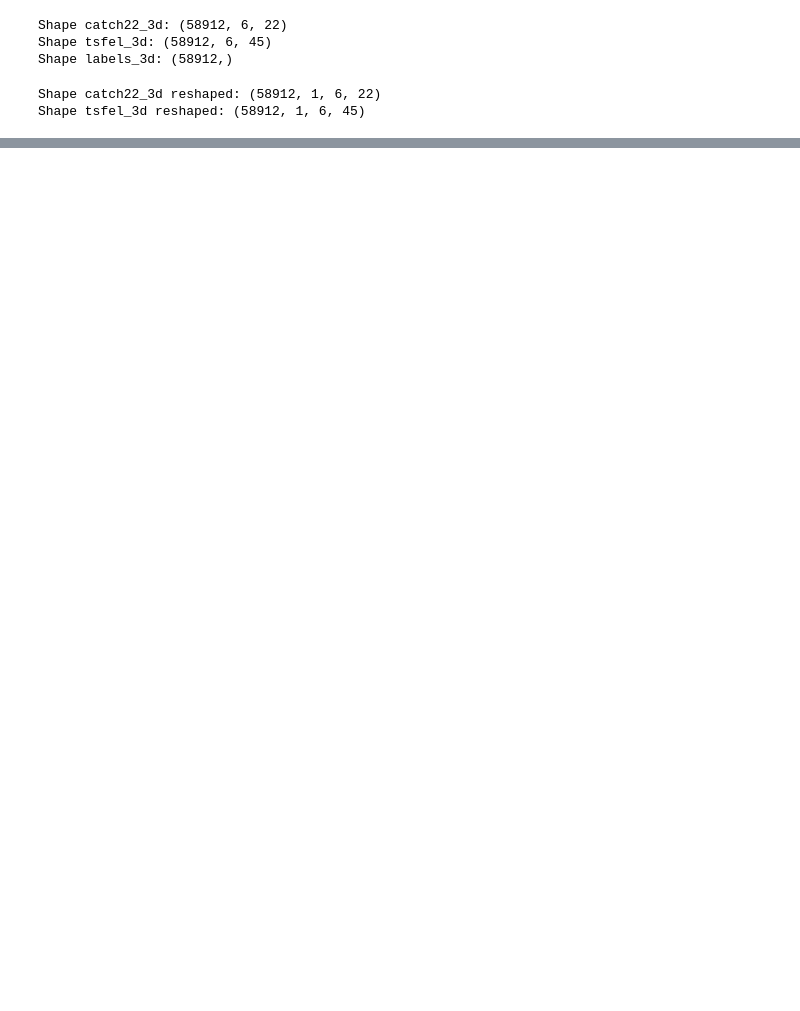
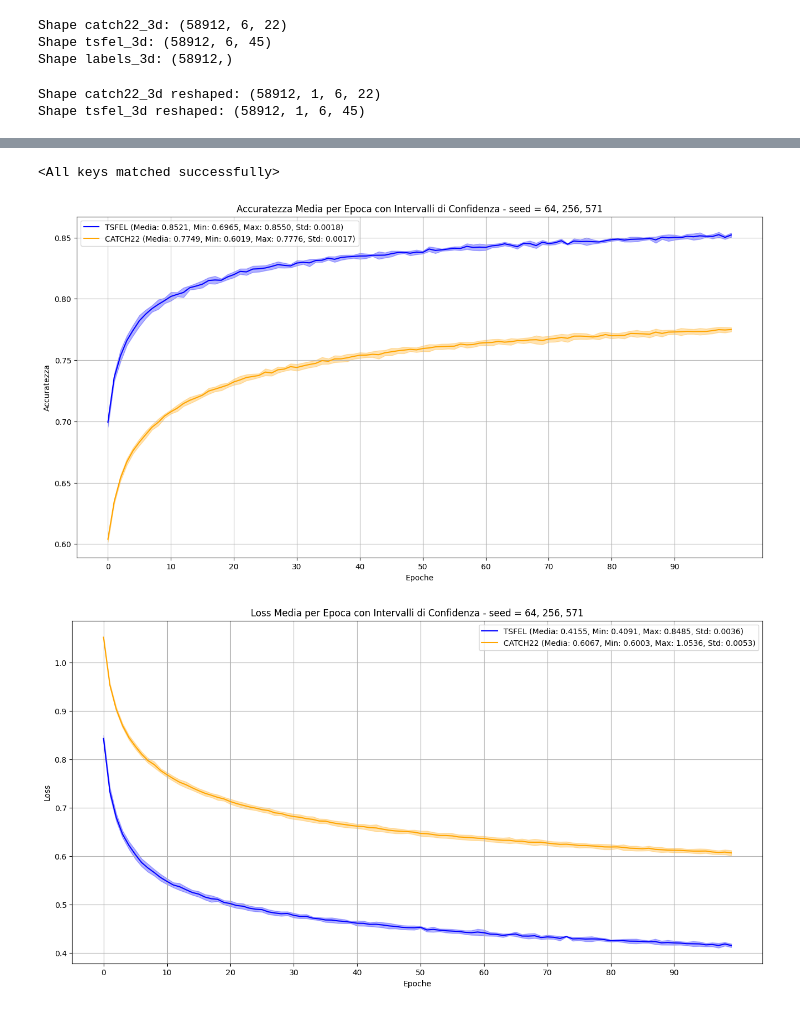
Before and after one commit to MarzioDellaBosca/AI-HAR-Applications, a Jupyter notebook: ProgettoApplicazioniIA.ipynb, the cells around one changed output, grey strips where cells are left out. Drawn from its saved outputs; the diff is of its cells as text; code cells hidden in the pictures; blank space fills up the shorter version.

```diff
--- a/ProgettoApplicazioniIA.ipynb
+++ b/ProgettoApplicazioniIA.ipynb
@@ -762,0 +900,9 @@ plot_results(acc_tsfel, acc_catch22, loss_tsfel, loss_catch22, n_epoche)
+# %%
+tsfel_3d_bal = tsfel_bal.reshape(tsfel_bal.shape[0], 6, 45)
+catch22_3d_bal = catch22_bal.reshape(catch22_bal.shape[0], 6, 22)
+
+tsfel_3d_bal = np.expand_dims(tsfel_3d_bal, axis=1)
+catch22_3d_bal = np.expand_dims(catch22_3d_bal, axis=1)
+
+print(f"Shape tsfel_3d_bal: {tsfel_3d_bal.shape}")
+print(f"Shape catch22_3d_bal: {catch22_3d_bal.shape}")
@@ -762,0 +1034,33 @@ plot_results(acc_tsfel, acc_catch22, loss_tsfel, loss_catch22, n_epoche)
+# %%
+acc_tsfel = []
+acc_catch22 = []
+
+loss_tsfel = []
+loss_catch22 = []
+
+execution_tsfel_times = []
+execution_catch22_times = []
+
+for seed in seeds:
+    # adesso con le cnn
+    print(f"Seed: {seed}")
+    model_tsfel = SimpleCNN(input_channels=1, sequence_length=tsfel_bal.shape[1], num_classes=6)
+    model_catch22 = SimpleCNN(input_channels=1, sequence_length=catch22_bal.shape[1], num_classes=6)
+
+    train_loader_tsfel, val_loader_tsfel = loaders_maker(tsfel_bal.reshape(tsfel_bal.shape[0], 1, tsfel_bal.shape[1]), y_bal, batch_size, seed)
+    optimizer = optim.Adam(model_tsfel.parameters(), lr=lr)
+    startT = time.time()
+    acc_vec_tsfel, loss_vec_tsfel, cnn_tsfel_1_bal = train_model(model_tsfel.to(device), train_loader_tsfel, val_loader_tsfel, criterion, optimizer, n_epoche)
+
+    execution_tsfel_times.append(time.time() - startT)
+    acc_tsfel.append(acc_vec_tsfel)
+    loss_tsfel.append(loss_vec_tsfel)
+
+    train_loader_catch22, val_loader_catch22 = loaders_maker(catch22_bal.reshape(catch22_bal.shape[0], 1, catch22_bal.shape[1]), y_bal, batch_size, seed)
+    optimizer = optim.Adam(model_catch22.parameters(), lr=lr)
+    startT = time.time()
+    acc_vec_catch22, loss_vec_catch22, cnn_catch22_1_bal = train_model(model_catch22.to(device), train_loader_catch22, val_loader_catch22, criterion, optimizer, n_epoche)
+
+    execution_catch22_times.append(time.time() - startT)
+    acc_catch22.append(acc_vec_catch22)
+    loss_catch22.append(loss_vec_catch22)
@@ -762,0 +1142,12 @@ plot_results(acc_tsfel, acc_catch22, loss_tsfel, loss_catch22, n_epoche)
+# %%
+cnn_tsfel_1_bal = SimpleCNN(input_channels=1, sequence_length=tsfel_bal.shape[1], num_classes=6)
+cnn_catch22_1_bal = SimpleCNN(input_channels=1, sequence_length=catch22_bal.shape[1], num_classes=6)
+cnn_tsfel_1_bal.load_state_dict(torch.load("cnn_tsfel_1_bal.pth"))
+cnn_catch22_1_bal.load_state_dict(torch.load("cnn_catch22_1_bal.pth"))
+# %% [output]
+<All keys matched successfully>
+# %%
+plot_results(acc_tsfel, acc_catch22, loss_tsfel, loss_catch22, n_epoche)
+# %% [output]
+[figure, added]
+[figure, added]
```
Also changed, not shown: parts of 26 cells of this notebook, 3 other files.
